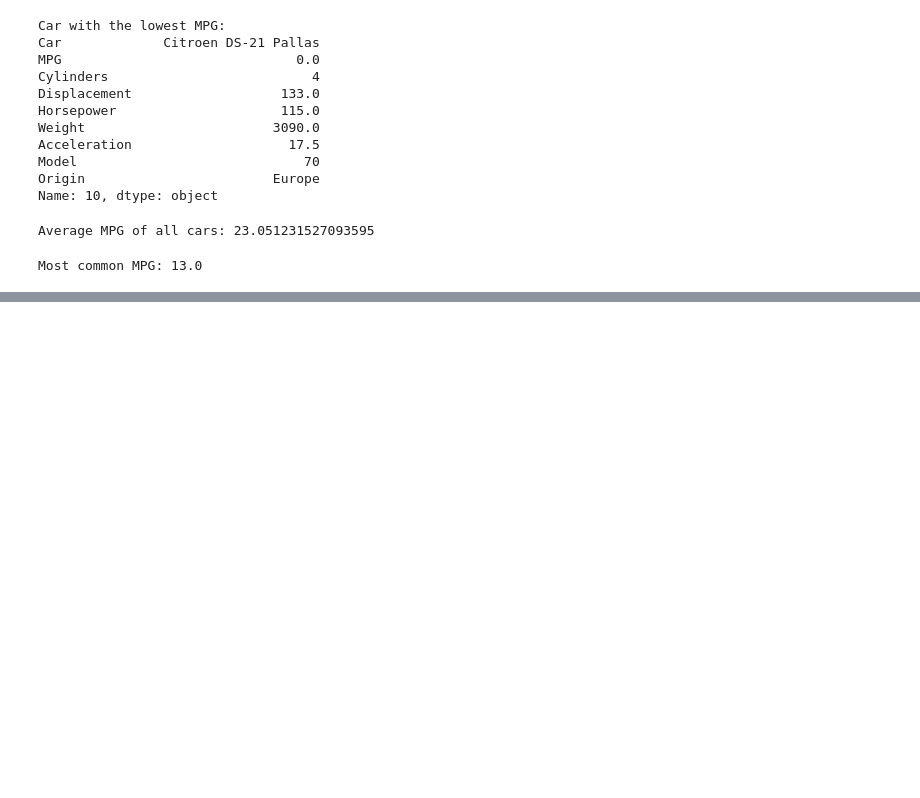
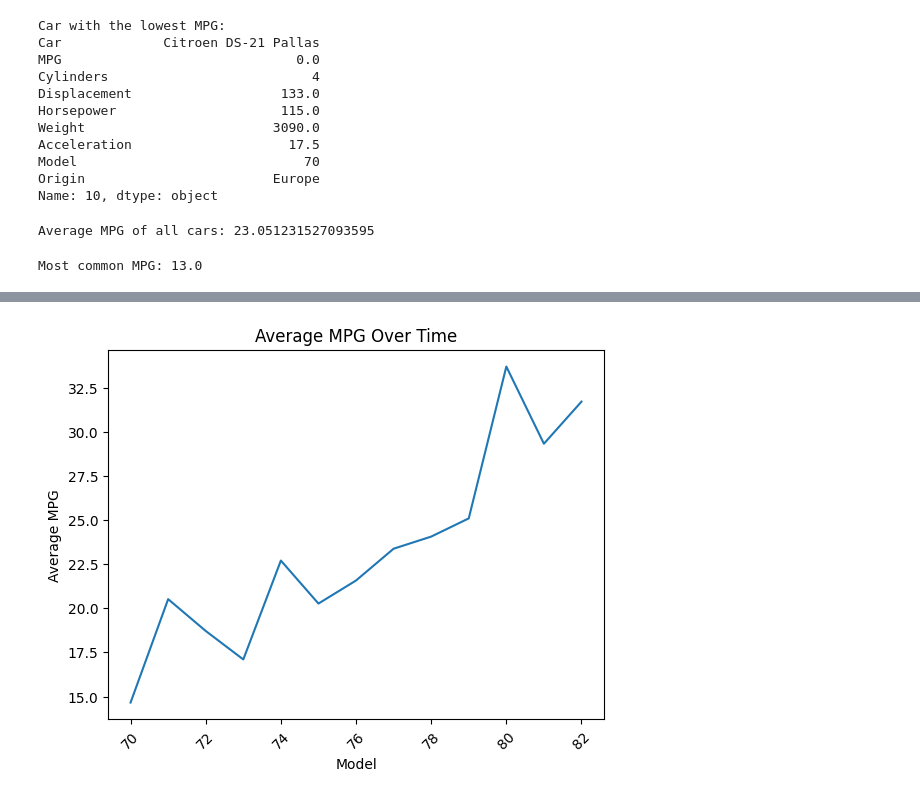
Before and after one commit to Nidhii269/MPG-Analyzerr, a Jupyter notebook: MPGAllTask.ipynb, the cells around one changed output, grey strips where cells are left out. Cells and saved outputs as stored; diff of their text form; code cells hidden in the pictures; blank space fills up the shorter version.

```diff
--- a/MPGAllTask.ipynb
+++ b/MPGAllTask.ipynb
@@ -60,0 +82,10 @@ Most common MPG: 13.0
+# %%
+mpg_over_time = car_data.groupby('Model')['MPG'].mean()
+plt.plot(mpg_over_time.index, mpg_over_time.values)
+plt.xlabel('Model')
+plt.ylabel('Average MPG')
+plt.title('Average MPG Over Time')
+plt.xticks(rotation=45)
+plt.show()
+# %% [output]
+[figure, added]
```
Also changed, not shown: parts of 2 cells of this notebook.
